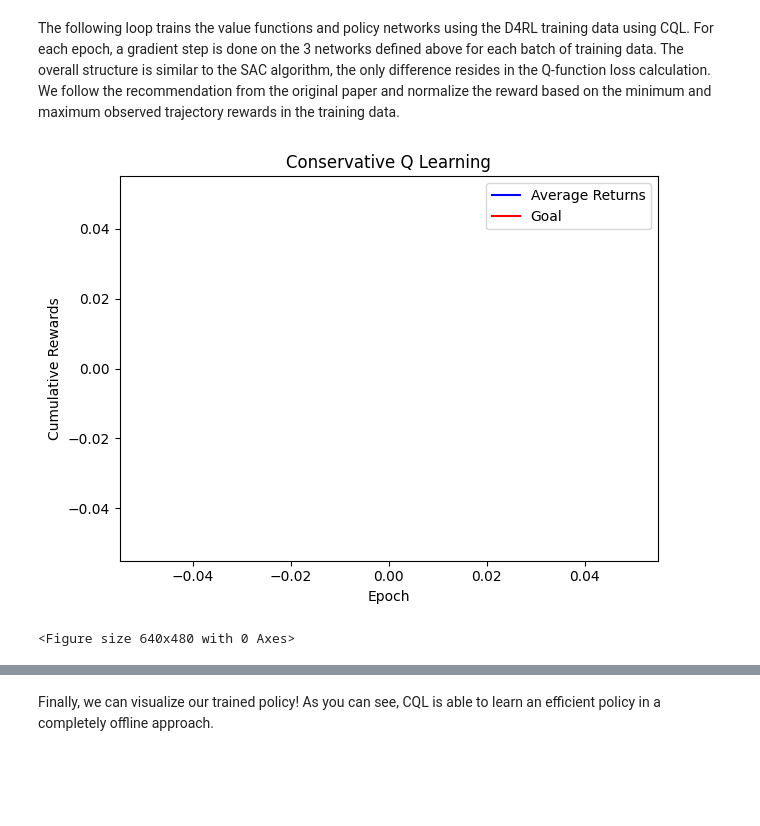
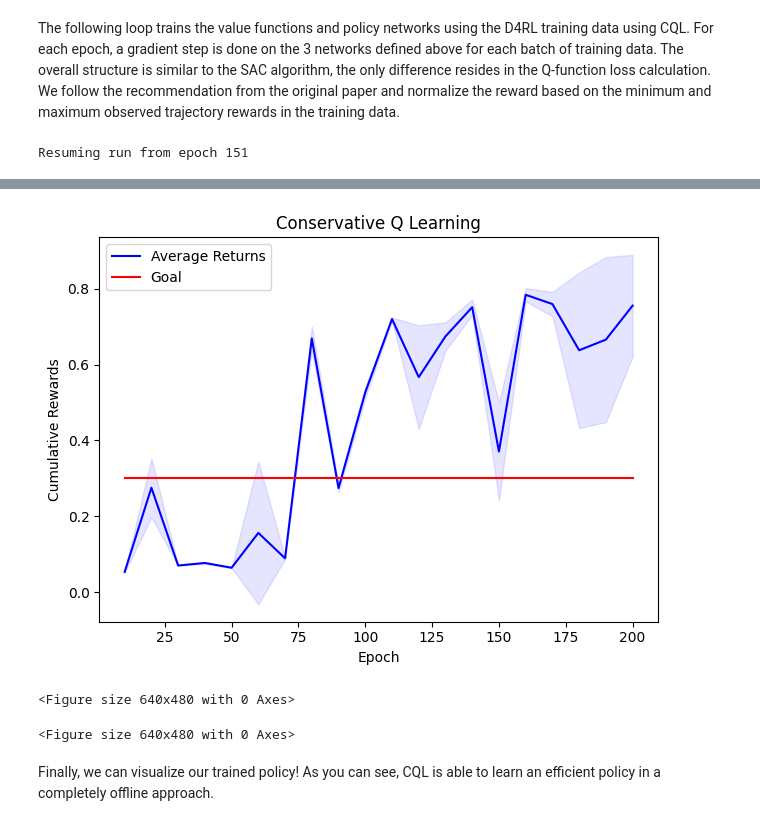
Before and after one commit to IliasBaali/CQL_IQL_code, a Jupyter notebook: CQL.ipynb, the cells around one changed output, grey strips where cells are left out. Drawn from its saved outputs; the diff is of its cells as text; code cells hidden in the pictures; blank space fills up the shorter version.

```diff
--- a/CQL.ipynb
+++ b/CQL.ipynb
@@ -162,7 +162,7 @@ In the next cell, we implement the CQL loss to use during the training. Since we
 # %%
 ################################## Hyper-parameters Tuning ##################################
 gamma = 0.99
-alpha0 = 4.4
+alpha0 = 4
 #############################################################################################
 
 
@@ -187,8 +187,8 @@ def optimize_phi(states, actions, rewards, next_states, not_dones):
     with torch.no_grad():
         next_actions, log_probs,_ = cql_policy.sample(next_states)
         q1_next, q2_next = q_critic_target(next_states, next_actions)
-        next_q_values = torch.min(q1_next, q2_next)
-        targets = rewards + gamma * not_dones * (next_q_values-alpha*log_probs.unsqueeze(-1))
+        target_q_values = torch.min(q1_next, q2_next)
+        targets = rewards + gamma * not_dones * (target_q_values-alpha*log_probs.unsqueeze(-1))
 
     # TD loss for Q1 and Q2
     td_loss_q1 = F.mse_loss(q1_values, targets)
@@ -201,11 +201,11 @@ def optimize_phi(states, actions, rewards, next_states, not_dones):
     N = 10  # Number of action samples (for each distribution: uniform/policy)
     with torch.no_grad():
         # Sample actions uniformly at random
-        uniform_actions = torch.rand((states.size(0), N, actions.size(-1))).to(states.device)
+        uniform_actions = torch.rand((states.size(0), N, actions.size(-1))).to(DEVICE)*2-1 #rescale to be between -1 & 1
         q1_uniform, q2_uniform = q_critic(states.unsqueeze(1).repeat(1, N, 1), uniform_actions)
 
         # Sample actions from the policy
-        policy_actions = cql_policy.pi(states).sample((N,)).transpose(0, 1).to(states.device)
+        policy_actions = cql_policy.pi(states).sample((N,)).transpose(0, 1).to(DEVICE)
         q1_policy, q2_policy = q_critic(states.unsqueeze(1).repeat(1, N, 1), policy_actions)
 
         # Approximate logsumexp using importance sampling
@@ -218,10 +218,10 @@ def optimize_phi(states, actions, rewards, next_states, not_dones):
         logsumexp_q1 = torch.mean(logsumexp_uniform1 + logsumexp_policy1)
         logsumexp_q2 = torch.mean(logsumexp_uniform2 + logsumexp_policy2)
 
-    q1_values, q2_values = q_critic(states, actions)
+    dataset_q1, dataset_q2 = q_critic(states, actions)
 
-    cql_loss1 = alpha0 * (logsumexp_q1 - q1_values)
-    cql_loss2 = alpha0 * (logsumexp_q2 - q2_values)
+    cql_loss1 = alpha0 * (logsumexp_q1 - dataset_q1)
+    cql_loss2 = alpha0 * (logsumexp_q2 - dataset_q2)
     cql_loss = cql_loss1.mean()+cql_loss2.mean()
 
     # Total loss (both networks)
@@ -368,5 +368,5 @@ class GaussianPolicy(nn.Module):
         return actions, log_probs.sum(dim=-1), mean
 
 cql_policy = GaussianPolicy(state_dimension, action_dimension, hidden_dim, n_hidden, env.action_space).to(DEVICE)
-policy_optimizer = Adam(cql_policy.parameters(), lr=5e-5)
+policy_optimizer = Adam(cql_policy.parameters(), lr=1e-4)
 # %% [output]
@@ -419,9 +419,9 @@ def update_target():
 The following loop trains the value functions and policy networks using the D4RL training data using CQL. For each epoch, a gradient step is done on the 3 networks defined above for each batch of training data. The overall structure is similar to the SAC algorithm, the only difference resides in the Q-function loss calculation. We follow the recommendation from the original paper and normalize the reward based on the minimum and maximum observed trajectory rewards in the training data.
 # %%
 ################################## Hyper-parameters Tuning ##################################
-EPOCHS = 2
+EPOCHS = 200
 EVAL_FREQ = 10
-LOAD_FROM_CKPT = False
+LOAD_FROM_CKPT = True
 
 min_rew, max_rew = return_range(dataset, 1000) #for reward normalization. Returns min/max trajectory reward
 #############################################################################################
@@ -444,6 +444,7 @@ if os.path.exists('cql_checkpoint.pth') and LOAD_FROM_CKPT: #to continue trainin
 
     print(f'Resuming run from epoch {start_epoch}')
 
+step = 0
 for epoch in range(start_epoch, EPOCHS):
     total_q_loss = total_v_loss = total_policy_loss = count = 0
     policy_losses = []
@@ -467,14 +468,16 @@ for epoch in range(start_epoch, EPOCHS):
         update_target()
 
         #Update policy network
+
         policy_loss = optimize_theta(state)
+        total_policy_loss += policy_loss.item()
         ######################################################
 
         #Record the losses throughout the training
         total_q_loss += q_loss.item()
-        total_policy_loss += policy_loss.item()
+
         count += 1
-
+        step += 1
     #Evaluation step
     if (epoch + 1) % EVAL_FREQ == 0:
         rew_mean, rew_std = eval_policy(cql_policy, environment_name=ENVIRONMENT_NAME, eval_episodes=50)
@@ -498,5 +501,4 @@ for epoch in range(start_epoch, EPOCHS):
 epochs = np.arange(EVAL_FREQ, EPOCHS+1, step=EVAL_FREQ)
 plot_returns(means, stds, 'Conservative Q Learning', goal=0.3, epochs=epochs)
 # %% [output]
-[figure, old version]
-<Figure size 640x480 with 0 Axes>
+Resuming run from epoch 151
@@ -504,5 +510,8 @@ plot_returns(means, stds, 'Conservative Q Learning', goal=0.3, epochs=epochs)
+[figure, new version]
+<Figure size 640x480 with 0 Axes>
+<Figure size 640x480 with 0 Axes>
-# %% [markdown]
-Finally, we can visualize our trained policy! As you can see, CQL is able to learn an efficient policy in a completely offline approach.
+# %% [markdown]
+Finally, we can visualize our trained policy! As you can see, CQL is able to learn an efficient policy in a completely offline approach.
 # %%
 cql_policy.load_state_dict(torch.load('cql_checkpoint.pth')['cql_policy'])
 frames, total_reward = demo_policy(cql_policy, environment_name=ENVIRONMENT_NAME, steps=1000)
```
Also changed, not shown: parts of 7 cells of this notebook, 8 other files.
